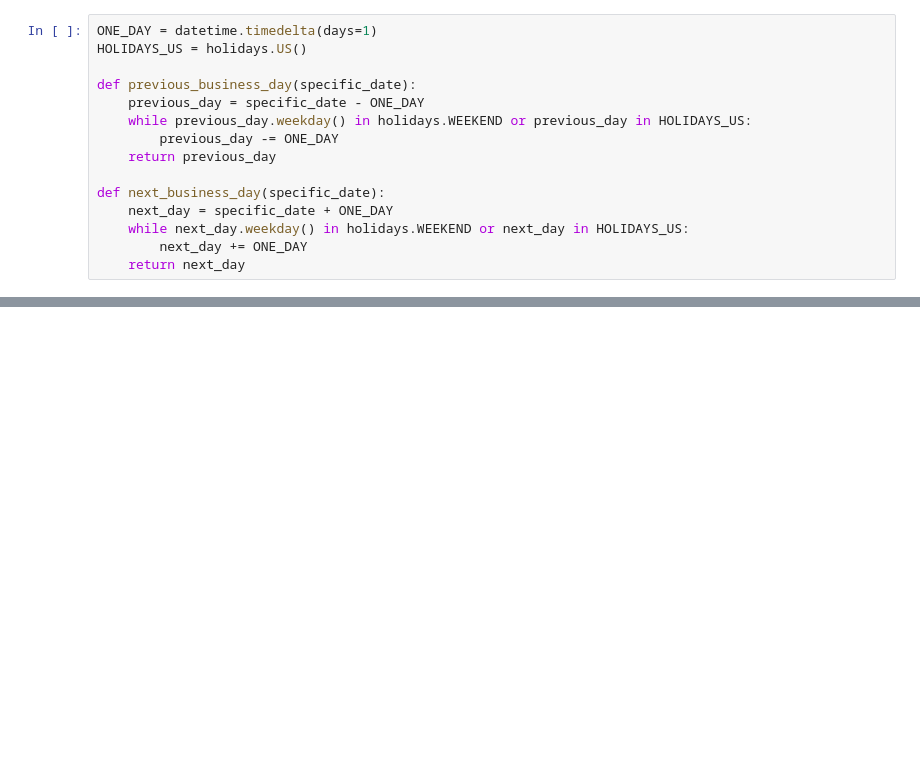
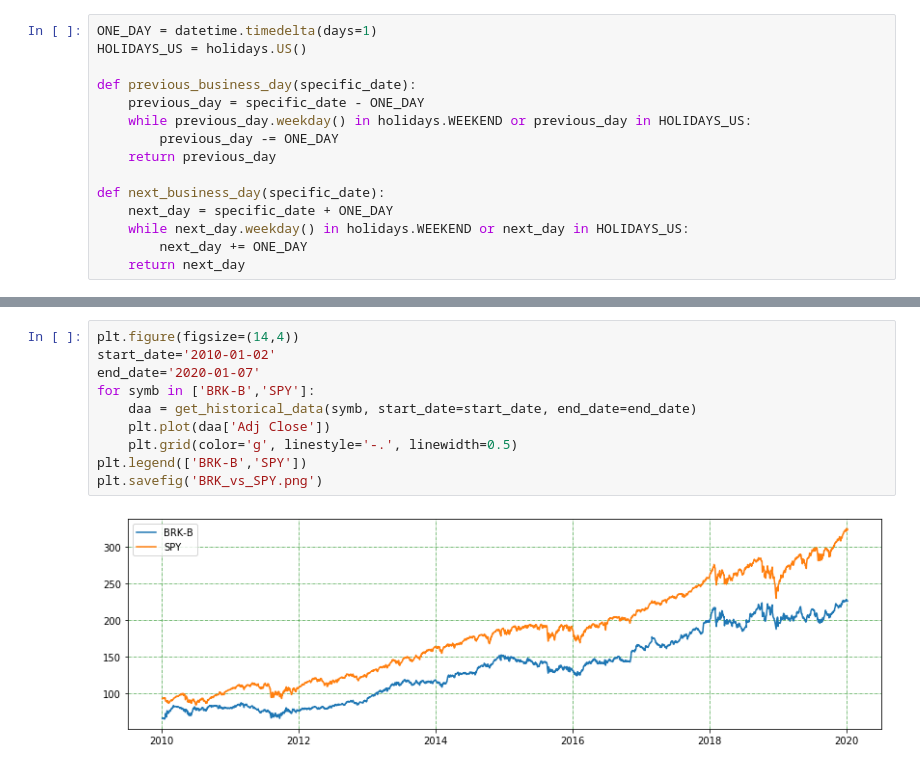
Before and after one commit to kiskani/kiskani.github.io, a Jupyter notebook: finance/2020/01/03/Finance-Notebook-1.ipynb, the cells around one changed output, grey strips where cells are left out. Saved outputs shown, nothing was run; the diff lists cells and outputs as text; blank space fills up the shorter version.

```diff
--- a/finance/2020/01/03/Finance-Notebook-1.ipynb
+++ b/finance/2020/01/03/Finance-Notebook-1.ipynb
@@ -65,0 +146,12 @@ compute_sharpe('GOOG')
+# %%
+plt.figure(figsize=(14,4))
+start_date='2010-01-02'
+end_date='2020-01-07'
+for symb in ['BRK-B','SPY']:
+    daa = get_historical_data(symb, start_date=start_date, end_date=end_date)
+    plt.plot(daa['Adj Close'])
+    plt.grid(color='g', linestyle='-.', linewidth=0.5)
+plt.legend(['BRK-B','SPY'])
+plt.savefig('BRK_vs_SPY.png')
+# %% [output]
+[figure, added]
```
Also changed, not shown: parts of 22 cells of this notebook, 12 other files.
